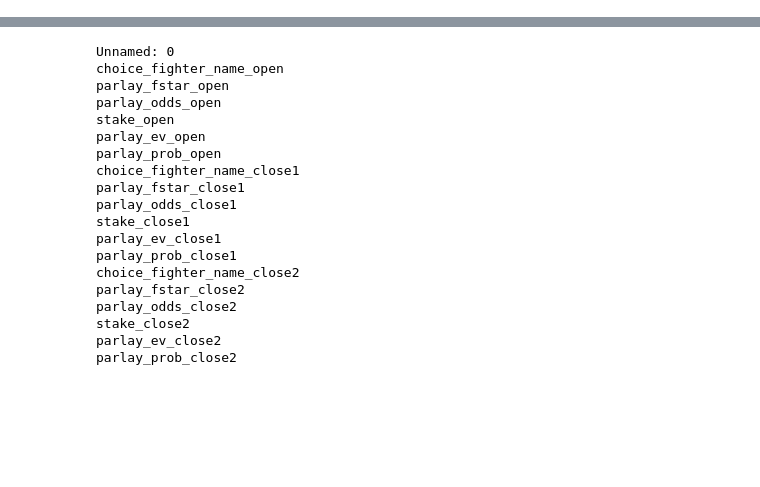
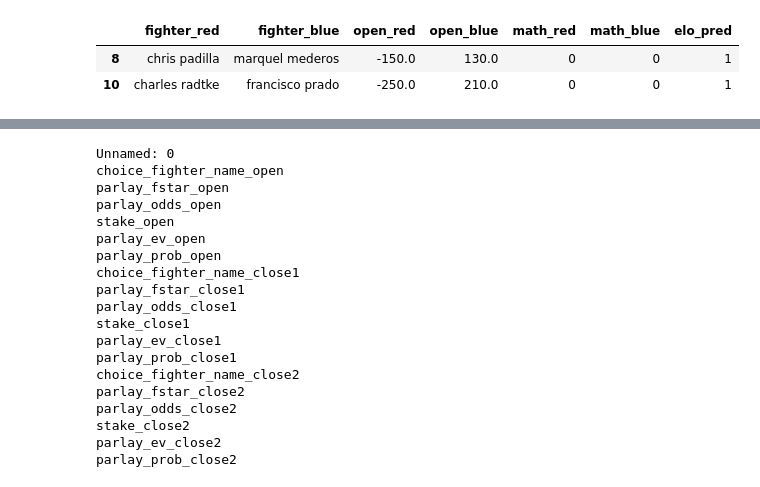
Before and after one commit to jcmarkowicz/sports_betting, a Jupyter notebook: ufc_upcoming_analysis/upcoming_picks.ipynb, the cells around one changed output, grey strips where cells are left out. Drawn from its saved outputs; the diff is of its cells as text; code cells hidden in the pictures; blank space fills up the shorter version.

```diff
--- a/ufc_upcoming_analysis/upcoming_picks.ipynb
+++ b/ufc_upcoming_analysis/upcoming_picks.ipynb
@@ -17,5 +107,5 @@ import shap
 # %%
-date = '2026-03-14'
+date = '2026-04-11'
 
 
 model_open = sm.load("C:\\Users\\jcmar\\my_files\\SportsBetting\\data\\saved_models\\logit_model_open.pkl")
@@ -98,0 +195,41 @@ real_odds_list = [['dec_open_blue', 'dec_open_red'], ['dec_close1_blue', 'dec_cl
+# %%
+upcoming_events_folder =  BASE_DIR / "Data" / "upcoming_events" / "event_features"
+
+upcoming_df = pd.read_csv(r'C:\Users\jcmar\my_files\SportsBetting\upcoming_df_test.csv')
+for date, group in upcoming_df.groupby('date'):
+
+    group = group.reset_index(drop=True)
+
+    # date_str = date.strftime("%Y-%m-%d")   # or "%Y%m%d"
+    date_str = date
+    event_file_path = upcoming_events_folder / f"upcoming_odds_stats_{date_str}.csv"
+    existing_df = pd.read_csv(event_file_path)
+
+    aligned = group.merge(
+        existing_df[["fighter_red", "fighter_blue", "open_red", "open_blue"]],
+        on=["fighter_red", "fighter_blue"],
+        how="left"
+    )
+
+    mask_na_update = (
+        (aligned['open_red_y'].isna() & aligned['open_red_x'].notna()) |
+        (aligned['open_blue_y'].isna() & aligned['open_blue_x'].notna())
+    )
+
+    sub_group = group[mask_na_update]
+
+    sub_group['math_red'] = sub_group['math_red'].astype('category')
+    sub_group['math_blue'] = sub_group['math_blue'].astype('category')
+    sub_group['elo_pred'] = sub_group['elo_pred'].astype('category')
+
+    # df_bets_all, df_parlay_all = betting_pipeline(sub_group,
+    #                                     feats_list=feats_list,
+    #                                     model_list=model_list,
+    #                                     scaler_list=scaler_list,
+    #                                     type_list=type_list,
+    #                                     fair_odds_list=fair_odds_list,
+    #                                     real_odds_list=real_odds_list,
+    #                                     bankroll=500, max_drawdown=0.3, N=250)
+
+    # print(date)
+    email_bets(sub_group, date)
@@ -99 +270,7 @@ real_odds_list = [['dec_open_blue', 'dec_open_red'], ['dec_close1_blue', 'dec_cl
+# %%
+sub_group[['fighter_red', 'fighter_blue', 'open_red', 'open_blue', 'math_red', 'math_blue', 'elo_pred']]
+# %% [output]
+|  | fighter_red | fighter_blue | open_red | open_blue | math_red | math_blue | elo_pred |
+| 8 | chris padilla | marquel mederos | -150.0 | 130.0 | 0 | 0 | 1 |
+| 10 | charles radtke | francisco prado | -250.0 | 210.0 | 0 | 0 | 1 |
 # %%
```
Also changed, not shown: parts of 7 cells of this notebook, 10 other files.
